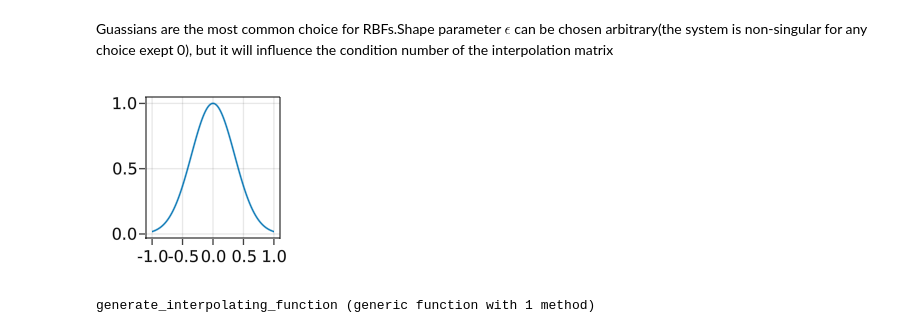
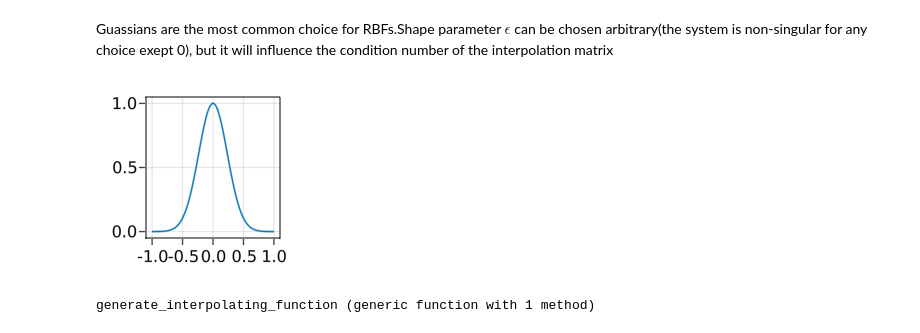
Before and after one commit to Volodymyr-Y/RBF-PDEs, a Jupyter notebook: interpolation.ipynb, the cells around one changed output. Saved outputs shown, nothing was run; the diff lists cells and outputs as text; code cells hidden in the pictures.

```diff
--- a/interpolation.ipynb
+++ b/interpolation.ipynb
@@ -81,13 +81,13 @@ Guassians are the most common choice for RBFs.Shape parameter $\epsilon$ can be
 # %%
 # plot for shape parameter 5
 r = collect(LinRange(-1, 1, 1000))
-y = gaussian.(r,2)
+y = gaussian.(r,3)
 f2 = Figure(resolution = (200, 200))
 ax2 = Axis(f2[1, 1])
 lines!(ax2, r, y)
 f2
 # %% [output]
-[figure, old version]
+[figure, new version]
 # %%
 
 function generate_interpolating_function(coll_points,interpolation_val,basis_function,param)
```
Also changed, not shown: parts of 1 cell of this notebook, 10 other files.
